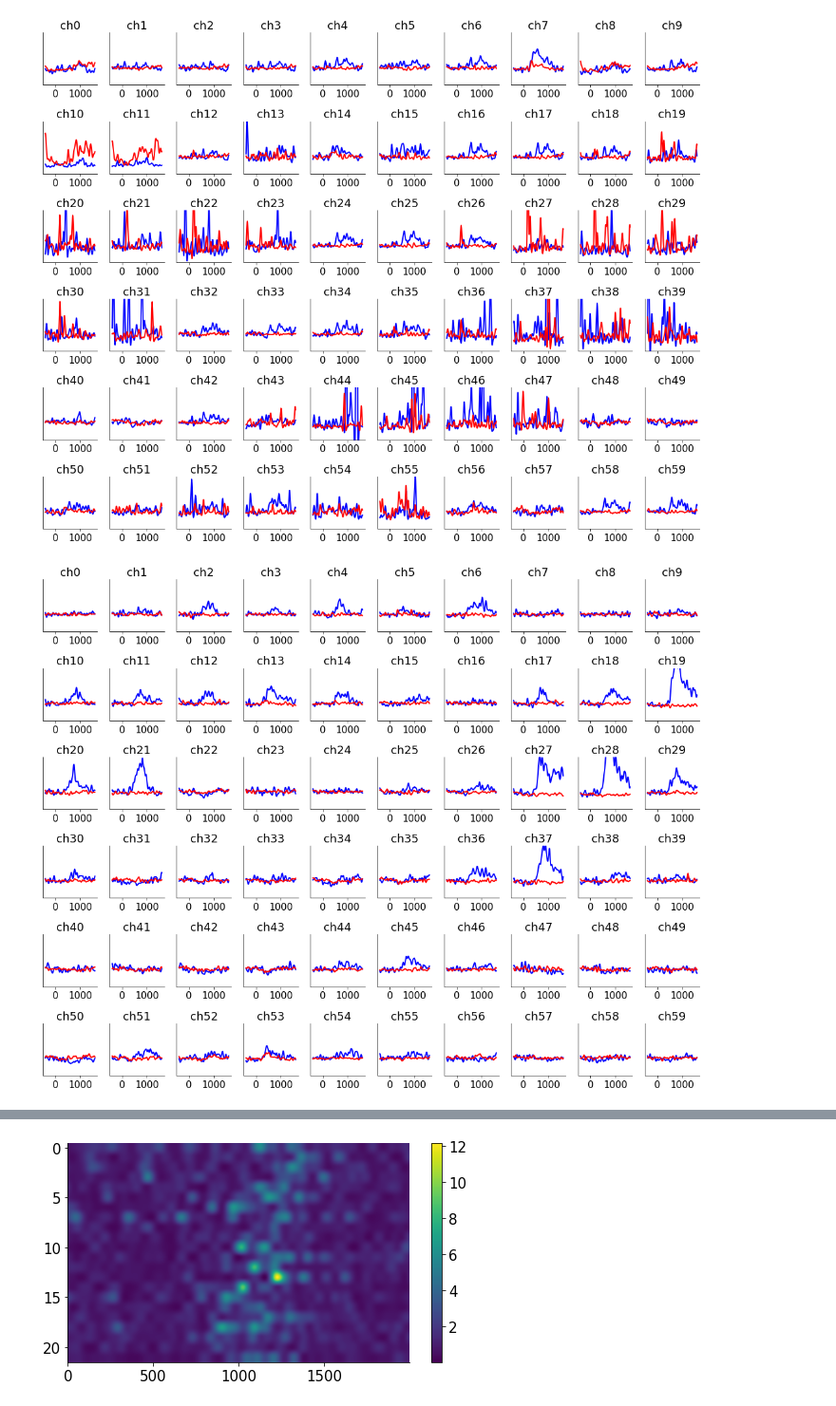
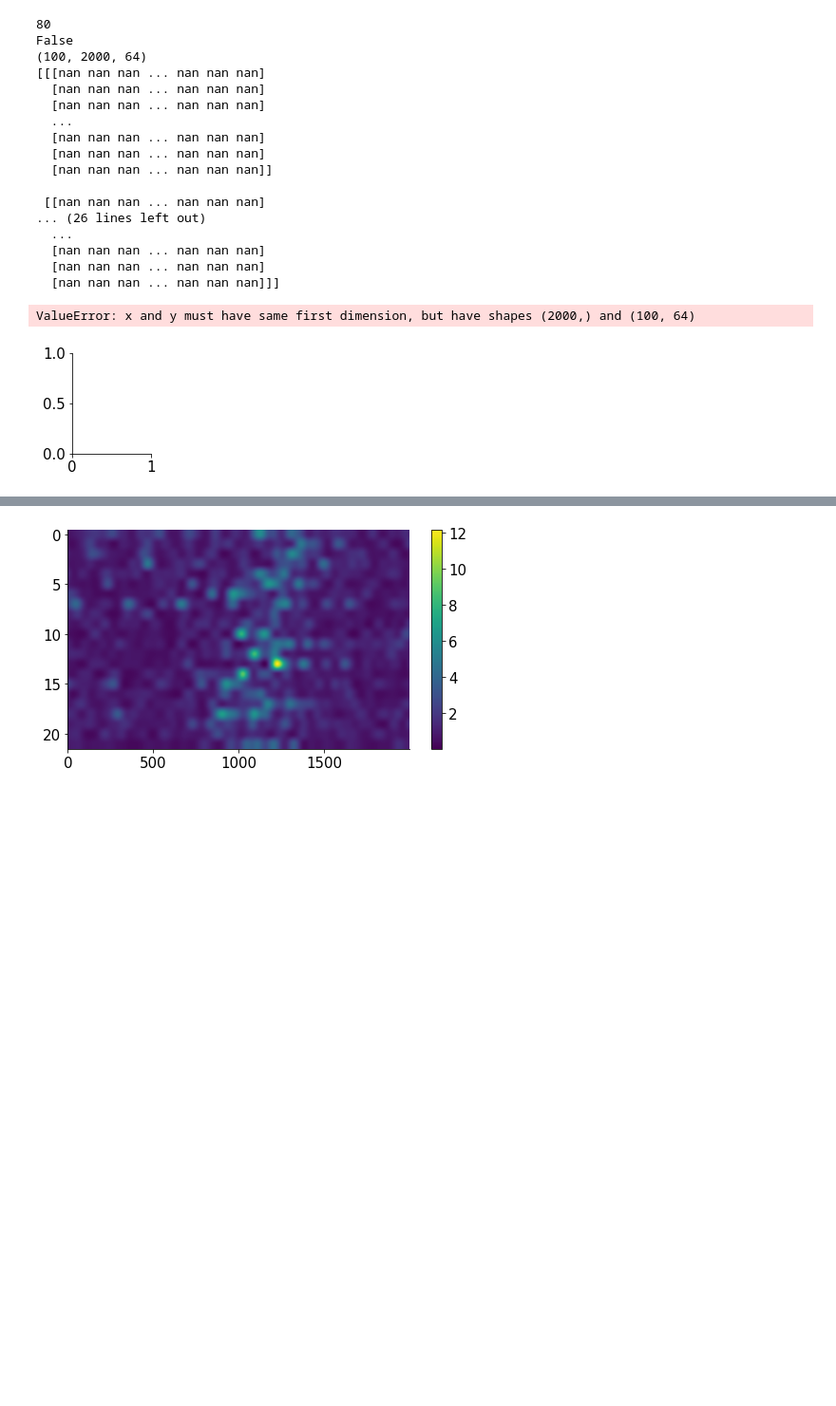
Before and after one commit to mslarson94/NMA2022_ECoG, a Jupyter notebook: Code/MemoryNBack.ipynb, the cells around one changed output, grey strips where cells are left out. Shown at 95% size. Cells and saved outputs as stored; diff of their text form; code cells hidden in the pictures; blank space fills up the shorter version.

```diff
--- a/Code/MemoryNBack.ipynb
+++ b/Code/MemoryNBack.ipynb
@@ -66,0 +43,6 @@ Directory  /Users/mairahmac/course-content-main/projects/ECoG/Code/Output  alrea
+# %%
+## Checking that an Output subfolder path exists, if not, creates the folder
+cwd = os.getcwd()
+import pandas as pd
+OutPath = cwd + '/Output'
+path_check.path_check(OutPath)
@@ -66,0 +51,13 @@ Directory  /Users/mairahmac/course-content-main/projects/ECoG/Code/Output  alrea
+# %%
+## Saving metadata about each subject into a csv file
+metadata_list = ['Brodmann_Area', 'gyrus', 'lobe', 'hemisphere']
+
+for i in range(len(alldat)):
+    dat = (alldat[i][1])
+    metadata_dict = dict((k, dat[k]) for k in metadata_list if k in metadata_list)
+    metadata = pd.DataFrame.from_dict(metadata_dict)
+    elecs = [*range(1, len(metadata)+1, 1)]
+    metadata['elecs'] = elecs
+    csvname = OutPath + '/Sub_' + str(i) + '_metadata.csv'
+
+    metadata.to_csv(csvname, index = False)
@@ -67,54 +96,79 @@ Directory  /Users/mairahmac/course-content-main/projects/ECoG/Code/Output  alrea
 # %%
-# compute spectral power above 50Hz and low-pass below 10Hz
+## Generating plots of
+# compute spectral power above 70Hz and low-pass below 0.5Hz
 # power is always positive, so we normalize it by its average
 from scipy import signal
 
-# pick subject 1 and experiment 1
 for m in range(len(alldat)):
     for i in range(len(alldat)):
-
         dat = (alldat[i][m])
         if dat['expinfo'] != 'fixation':
             blocktype = dat['expinfo']
             V = dat['V'].astype('float32') # always convert the voltage data to float32!
 
             # high-pass filter above 50 Hz
-            b, a = signal.butter(3, [50], btype='high', fs=1000)
+            b, a = signal.butter(3, [70], btype='high', fs=1000)
             V = signal.filtfilt(b, a, V, 0)
 
             # compute smooth envelope of this signal = approx power
             V = np.abs(V)**2
-            b, a = signal.butter(3, [10], btype='low', fs=1000)
+            b, a = signal.butter(3, [0.5], btype='low', fs=1000)
             V = signal.filtfilt(b, a, V, 0)
 
             # normalize each channel so its mean power is 1
             V = V/V.mean(0)
 
             # divide into trials and average
             nt, nchan = V.shape
             nstim = len(dat['t_on'])
 
             # use a timerange from 400ms before to 1600ms after the stimulus onset
             trange = np.arange(-400, 1600)
             ts = dat['t_on'][:, np.newaxis] + trange
             V_epochs = np.reshape(V[ts, :], (nstim, 2000, nchan))
 
-            V_resp = (V_epochs[dat['response'] == 1]).mean(0)
-            V_base = (V_epochs[dat['response'] == 0]).mean(0)
-
+            V_falseAlarm = (V_epochs[dat['responseType'] == 'FalseAlarm']).mean(0)
+            V_FA_noMean  = (V_epochs[dat['responseType'] == 'FalseAlarm'])
+            V_corrRej    = (V_epochs[dat['responseType'] == 'CorrectRejection']).mean(0)
+            V_tarHit     = (V_epochs[dat['responseType'] == 'TargetHit']).mean(0)
+            V_tarMiss    = (V_epochs[dat['responseType'] == 'TargetMiss']).mean(0)
+            responsetypeslist = [V_falseAlarm, V_corrRej, V_tarHit, V_tarMiss]
+            print(len(responseTypeList))
+            print(dat['responseType'] == 'FalseAlarm')
+            print(V_epochs.shape)
+            print(V_corrRej[0:5])
 
             # let's find the electrodes that distinguish responses from non-responses
             # note these are event-related potentials
             figname = OutPath + '/Sub_' + str(i) + '_' + blocktype + '.jpg'
             plt.figure(figsize=(15, 12))
             for j in range(60):
               ax = plt.subplot(6, 10, j+1)
-              plt.plot(trange, V_resp[:, j], lw=2, color='blue')
-              plt.plot(trange, V_base[:, j], lw=2, color='red')
+              plt.plot(trange, V_tarHit[:, j], lw=2, color='green')
+              plt.plot(trange, V_corrRej[:, j], lw=2, color='blue')
+              plt.plot(trange, V_falseAlarm[:, j], lw=2, color='red')
+              plt.plot(trange, V_tarMiss[:, j], lw=2, color='black')
               plt.title('ch%d'%j)
               plt.yticks([])
               plt.ylim([0, 3])
             plt.savefig(figname)
 # %% [output]
+80
+False
+(100, 2000, 64)
+[[[nan nan nan ... nan nan nan]
+  [nan nan nan ... nan nan nan]
+  [nan nan nan ... nan nan nan]
+  ...
+  [nan nan nan ... nan nan nan]
+  [nan nan nan ... nan nan nan]
+  [nan nan nan ... nan nan nan]]
+
+ [[nan nan nan ... nan nan nan]
+... (26 lines left out)
+  ...
+  [nan nan nan ... nan nan nan]
+  [nan nan nan ... nan nan nan]
+  [nan nan nan ... nan nan nan]]]
+ValueError: x and y must have same first dimension, but have shapes (2000,) and (100, 64)
-[figure, old version]
+[figure, new version]
-[figure, removed]
```
Also changed, not shown: parts of 5 cells of this notebook.
